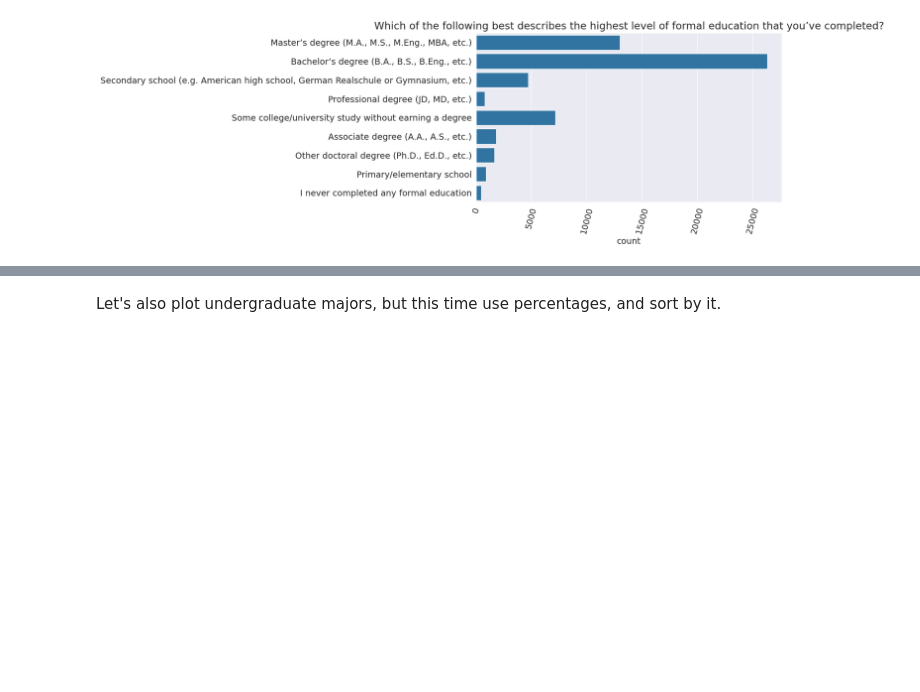
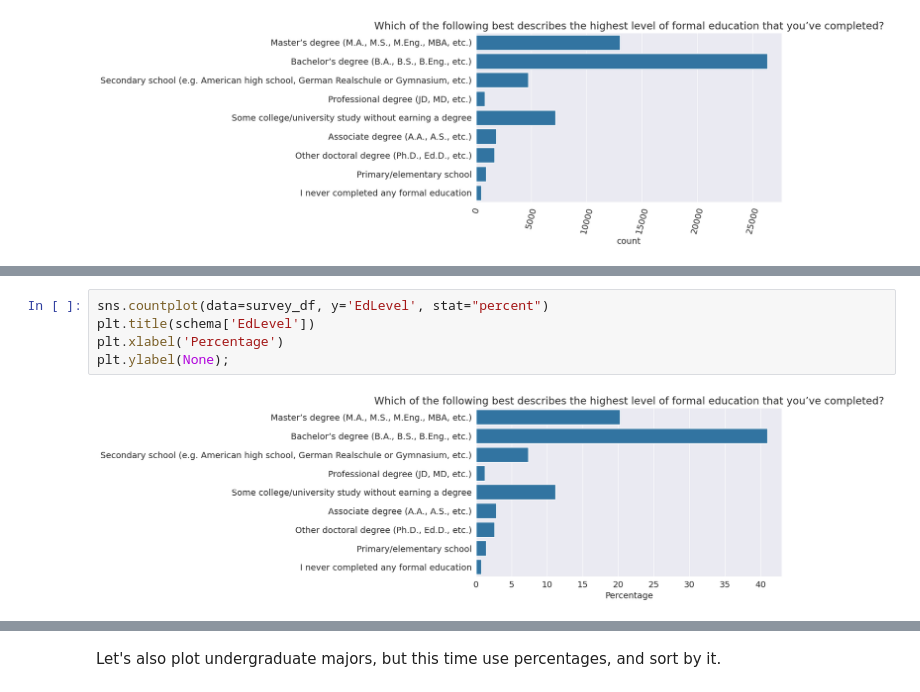
Before and after one commit to xanderlsh951/28th-Sept-Data-project-, a Jupyter notebook: data-analysis-with-python-zero-to-pandas/lesson-6-exploratory-data-analysis-a-case-study/lesson-6-exploratory-data-analysis-a-case-study.ipynb, the cells around one changed output, grey strips where cells are left out. Saved outputs shown, nothing was run; the diff lists cells and outputs as text; blank space fills up the shorter version.

```diff
--- a/data-analysis-with-python-zero-to-pandas/lesson-6-exploratory-data-analysis-a-case-study/lesson-6-exploratory-data-analysis-a-case-study.ipynb
+++ b/data-analysis-with-python-zero-to-pandas/lesson-6-exploratory-data-analysis-a-case-study/lesson-6-exploratory-data-analysis-a-case-study.ipynb
@@ -456,0 +507,7 @@ plt.ylabel(None);
+# %%
+sns.countplot(data=survey_df, y='EdLevel', stat="percent")
+plt.title(schema['EdLevel'])
+plt.xlabel('Percentage')
+plt.ylabel(None);
+# %% [output]
+[figure, added]
```
Also changed, not shown: parts of 11 cells of this notebook.
